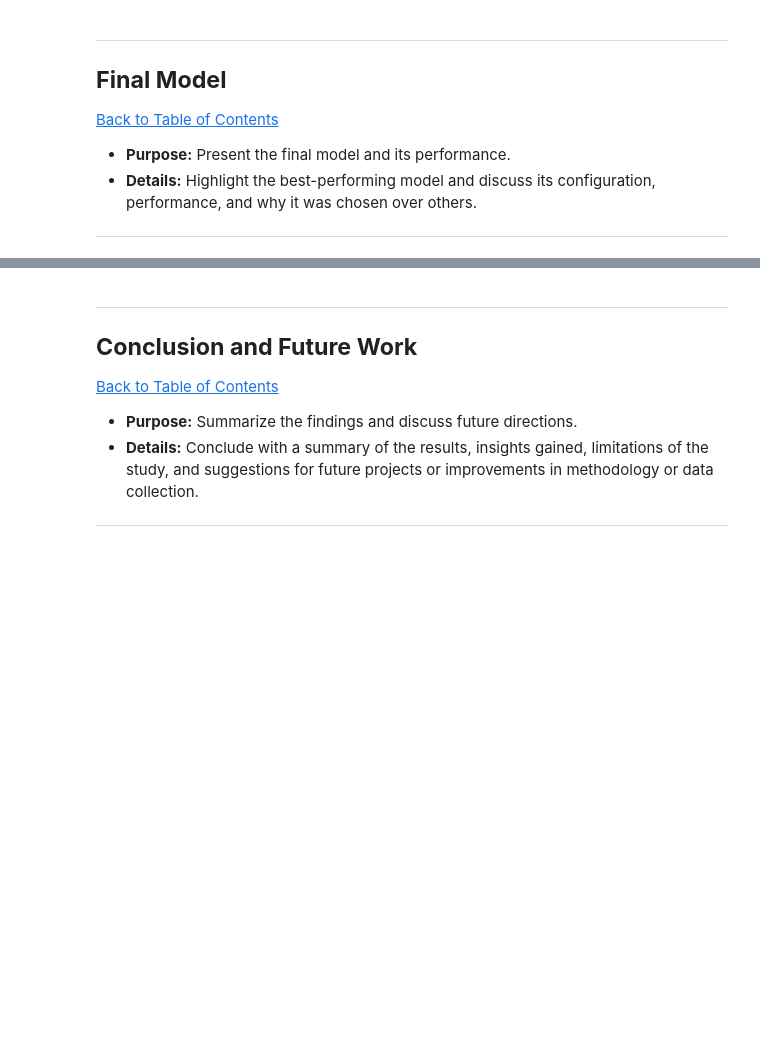
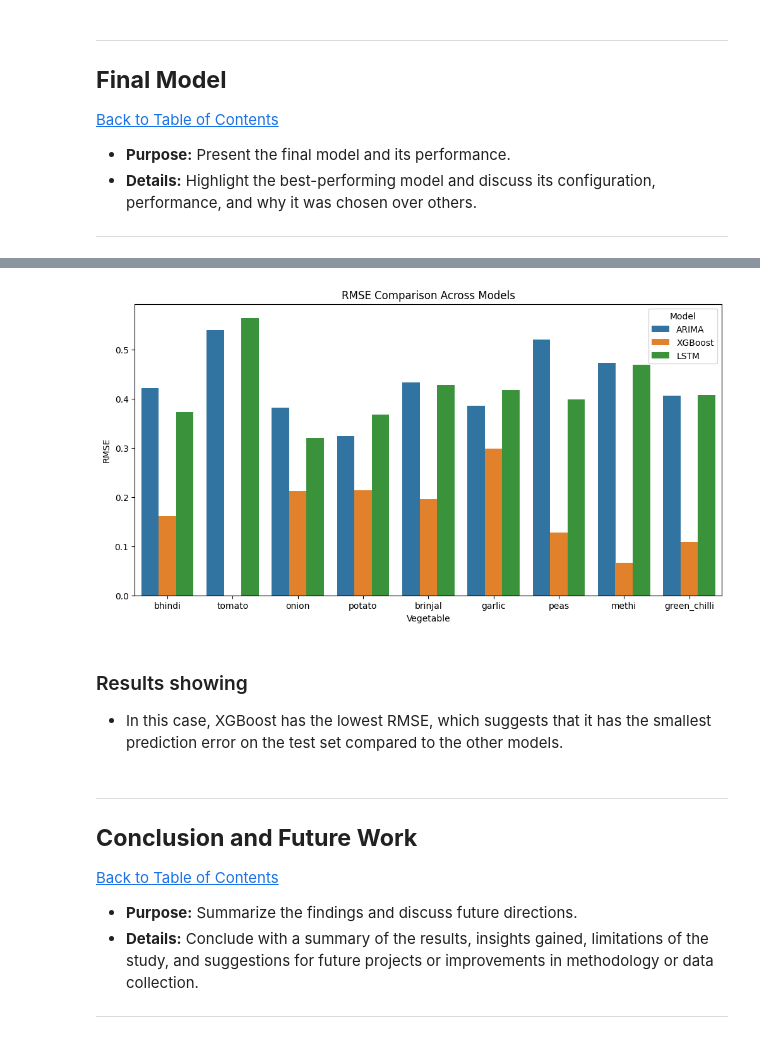
Before and after one commit to Ntokozo-sbusiso/QCTO_Workplace, a Jupyter notebook: QCTO---Workplace-Module-Notebook-Template-4571.ipynb, the cells around one changed output, grey strips where cells are left out. Saved outputs shown, nothing was run; the diff lists cells and outputs as text; code cells hidden in the pictures; blank space fills up the shorter version.

Commit message:
model selection

```diff
--- a/QCTO---Workplace-Module-Notebook-Template-4571.ipynb
+++ b/QCTO---Workplace-Module-Notebook-Template-4571.ipynb
@@ -773,3 +901,23 @@ In summary, the graph shows that garlic is a standout in terms of price variatio
+# %%
+
+
+def forecast_with_arima(vegetable_name, train_size=0.8):
+    # Extract the vegetable prices
+    prices = df_copy[vegetable_name]
+
+    # Split the data
+    train_size = int(len(prices) * train_size)
+    train, test = prices[:train_size], prices[train_size:]
+
+    # Fit the ARIMA model
+    model = ARIMA(train, order=(5, 1, 0))  # Replace (p, d, q) with tuned values
+    model_fit = model.fit()
+
+    # Forecast
+    predictions = model_fit.forecast(steps=len(test))
+
+
+    return train, test, predictions
 # %% [markdown]
 ---
 <a href=#seven></a>
@@ -795,3 +1309,19 @@ In summary, the graph shows that garlic is a standout in terms of price variatio
+# %%
+
+
+plt.figure(figsize=(12, 6))
+sns.barplot(data=results_df, x="Vegetable", y="RMSE", hue="Model")
+plt.title("RMSE Comparison Across Models")
+plt.ylabel("RMSE")
+plt.xlabel("Vegetable")
+plt.legend(title="Model")
+plt.show()
+# %% [output]
+[figure, added]
+# %% [markdown]
+### Results showing
+
+- In this case, XGBoost has the lowest RMSE, which suggests that it has the smallest prediction error on the test set compared to the other models.
 # %% [markdown]
 ---
 <a href=#nine></a>
```
Also changed, not shown: parts of 25 cells of this notebook, 2 other files.
